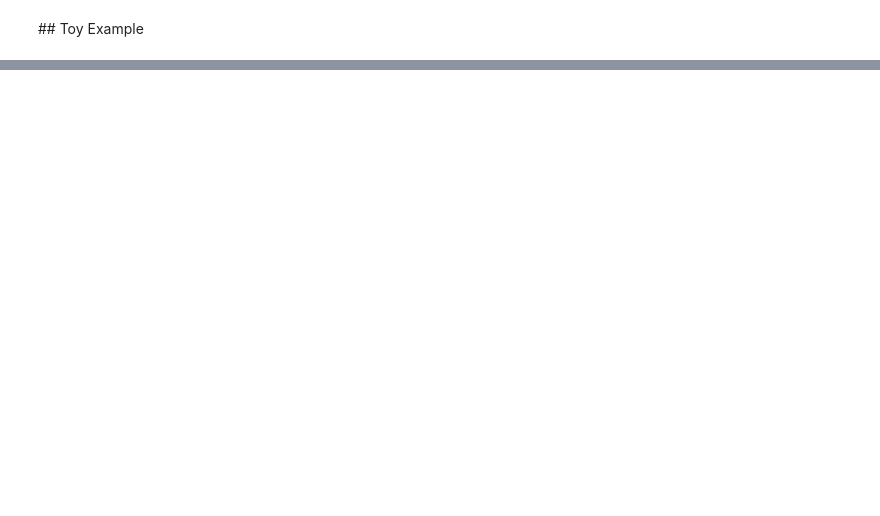
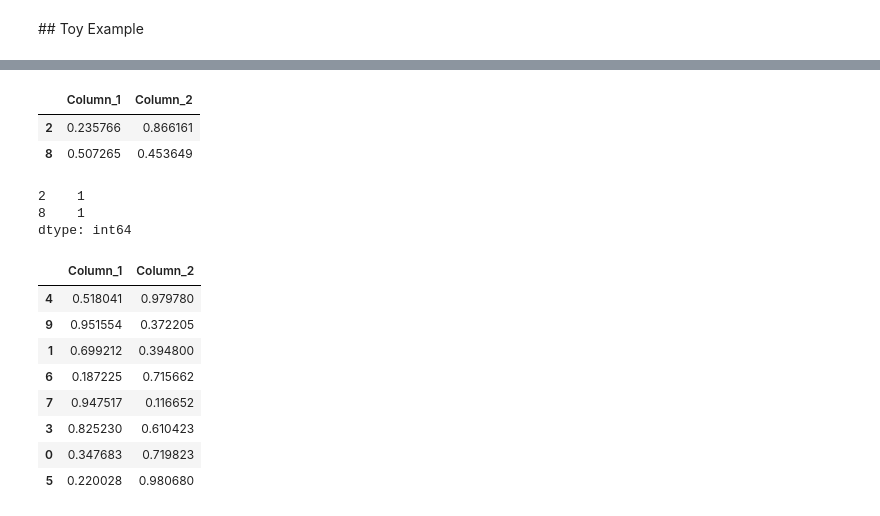
Before and after one commit to AlexaMravko/EMV, a Jupyter notebook: 17FebPCA.ipynb, the cells around one changed output, grey strips where cells are left out. Cells and saved outputs as stored; diff of their text form; code cells hidden in the pictures; blank space fills up the shorter version.

```diff
--- a/17FebPCA.ipynb
+++ b/17FebPCA.ipynb
@@ -82,0 +100,10 @@ from sklearn.model_selection import train_test_split
+# %%
+from sklearn.model_selection import train_test_split
+data= np.reshape(np.random.random(20),(10,2)) #10 training examples
+labels= np.random.randint(2, size=10) #10 labels
+# %%
+X= pd.DataFrame(data, columns=['Column_1', 'Column_2'])
+y= pd.Series(labels)
+
+print(X)
+print(y)
@@ -82,0 +128,26 @@ from sklearn.model_selection import train_test_split
+# %%
+X_train, X_test, y_train, y_test = train_test_split(X, y, test_size=0.2, random_state=0)
+# %%
+X_test
+# %% [output]
+|  | Column_1 | Column_2 |
+| 2 | 0.235766 | 0.866161 |
+| 8 | 0.507265 | 0.453649 |
+# %%
+y_test
+# %% [output]
+2    1
+8    1
+dtype: int64
+# %%
+X_train
+# %% [output]
+|  | Column_1 | Column_2 |
+| 4 | 0.518041 | 0.979780 |
+| 9 | 0.951554 | 0.372205 |
+| 1 | 0.699212 | 0.394800 |
+| 6 | 0.187225 | 0.715662 |
+| 7 | 0.947517 | 0.116652 |
+| 3 | 0.825230 | 0.610423 |
+| 0 | 0.347683 | 0.719823 |
+| 5 | 0.220028 | 0.980680 |
```
Also changed, not shown: parts of 7 cells of this notebook.
